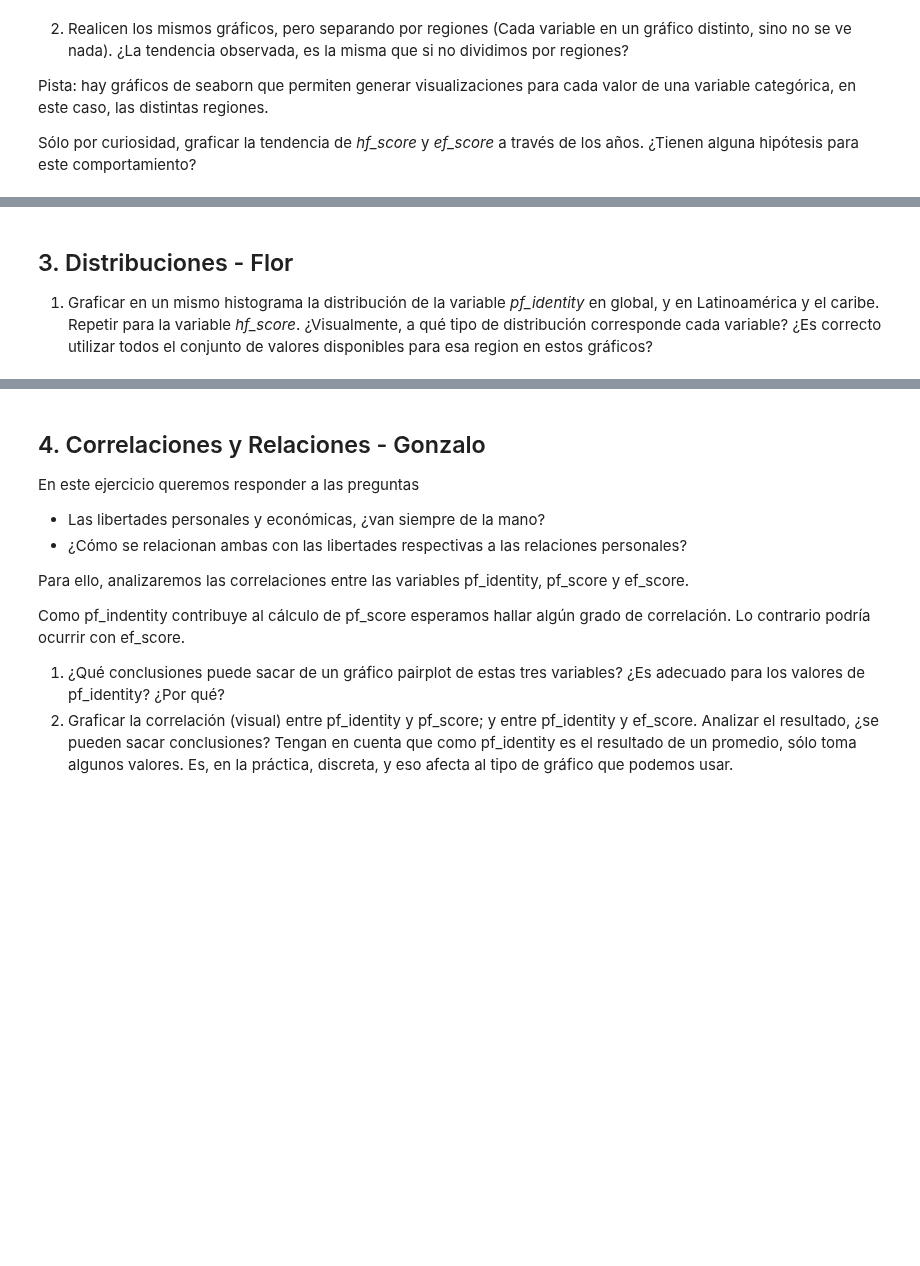
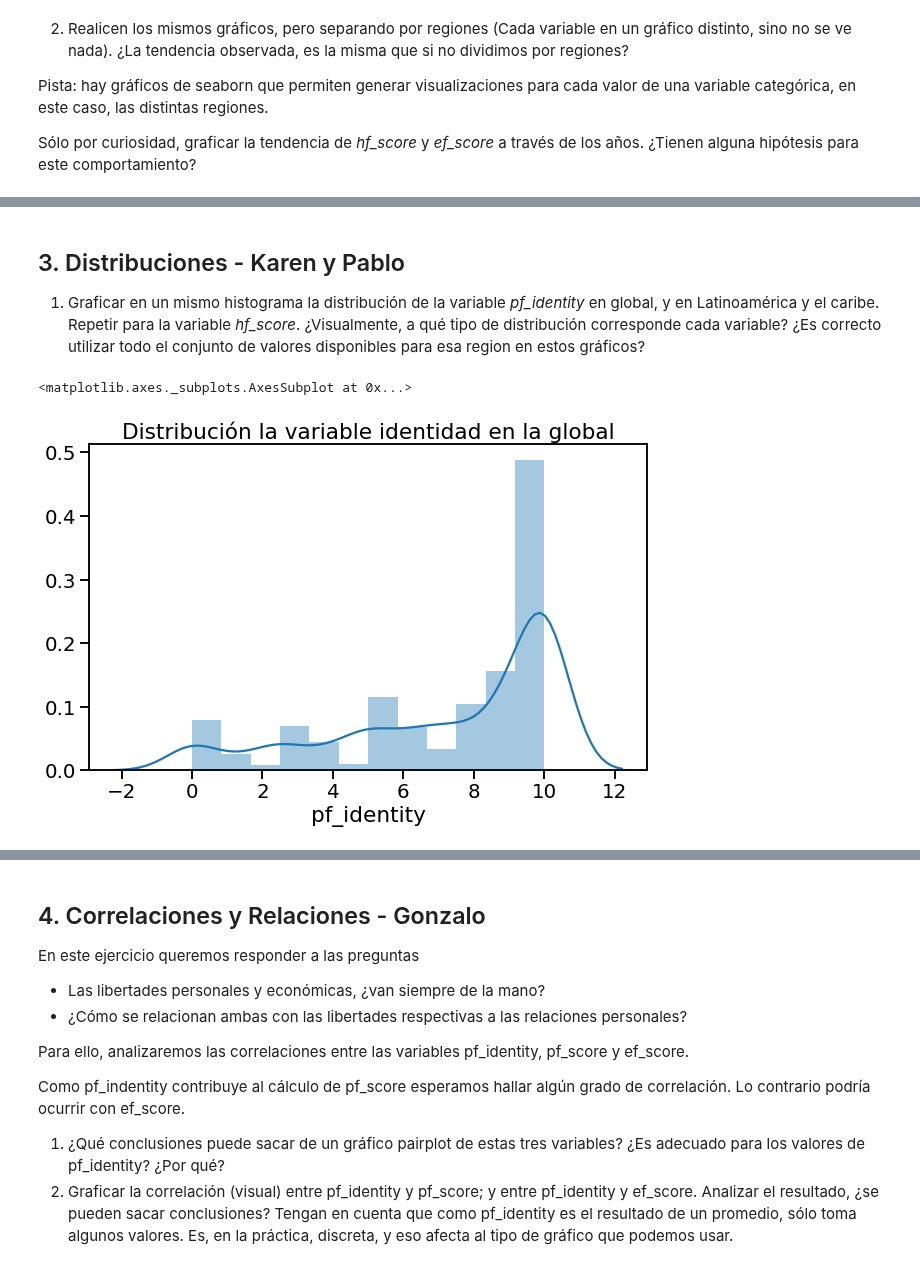
Before and after one commit to diplodatos2020-grupo5/AnalisisyVisualizacion, a Jupyter notebook: practico.ipynb, the cells around one changed output, grey strips where cells are left out. Cells and saved outputs as stored; diff of their text form; code cells hidden in the pictures; blank space fills up the shorter version.

Commit message:
ejercicio_1.3_distribuciones

```diff
--- a/practico.ipynb
+++ b/practico.ipynb
@@ -497,3 +492,10 @@ vz_tend_pf = seaborn.regplot(x="year",y="pf_mean",data = pf_vz)
 # %% [markdown]
-## 3. Distribuciones - Flor
-  1. Graficar en un mismo histograma la distribución de la variable *pf_identity* en global, y en Latinoamérica y el caribe. Repetir para la variable *hf_score*. ¿Visualmente, a qué tipo de distribución corresponde cada variable? ¿Es correcto utilizar todos el conjunto de valores disponibles para esa region en estos gráficos?
+## 3. Distribuciones - Karen y Pablo
+  1. Graficar en un mismo histograma la distribución de la variable *pf_identity* en global, y en Latinoamérica y el caribe. Repetir para la variable *hf_score*. ¿Visualmente, a qué tipo de distribución corresponde cada variable? ¿Es correcto utilizar todo el conjunto de valores disponibles para esa region en estos gráficos?
+# %%
+plt.figure(figsize=(10,6))
+plt.title('Distribución la variable identidad en la global')
+seaborn.distplot(dataset.pf_identity)
+# %% [output]
+<matplotlib.axes._subplots.AxesSubplot at 0x...>
+[figure, added]
```
Also changed, not shown: parts of 21 cells of this notebook.
